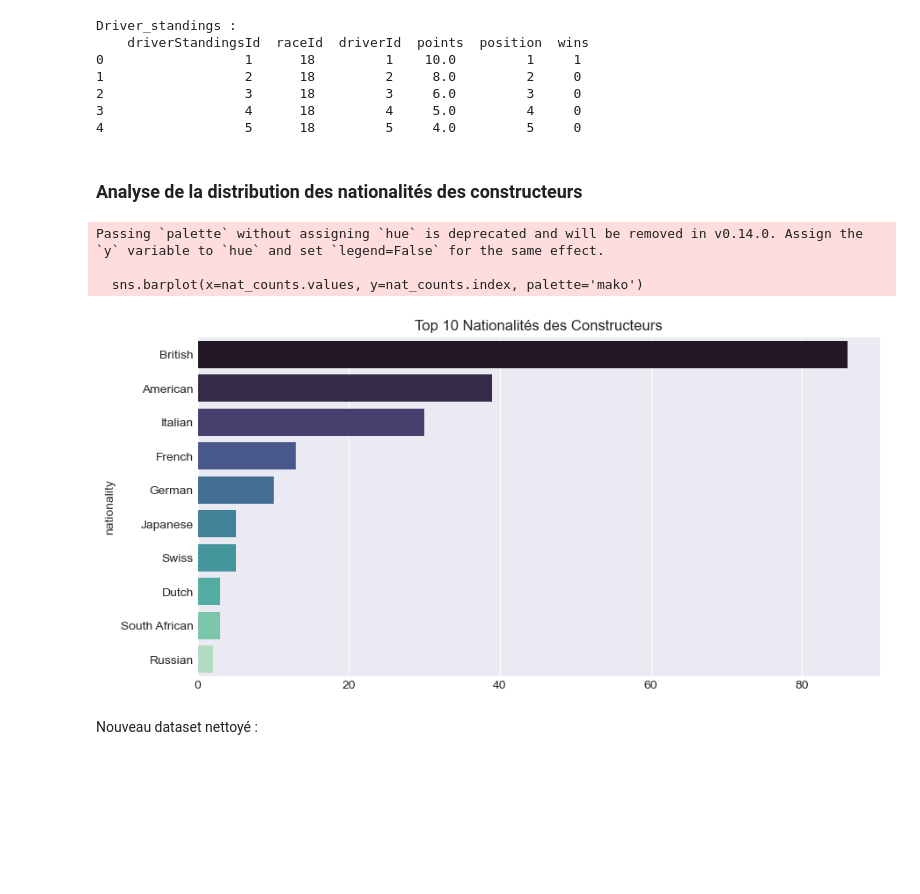
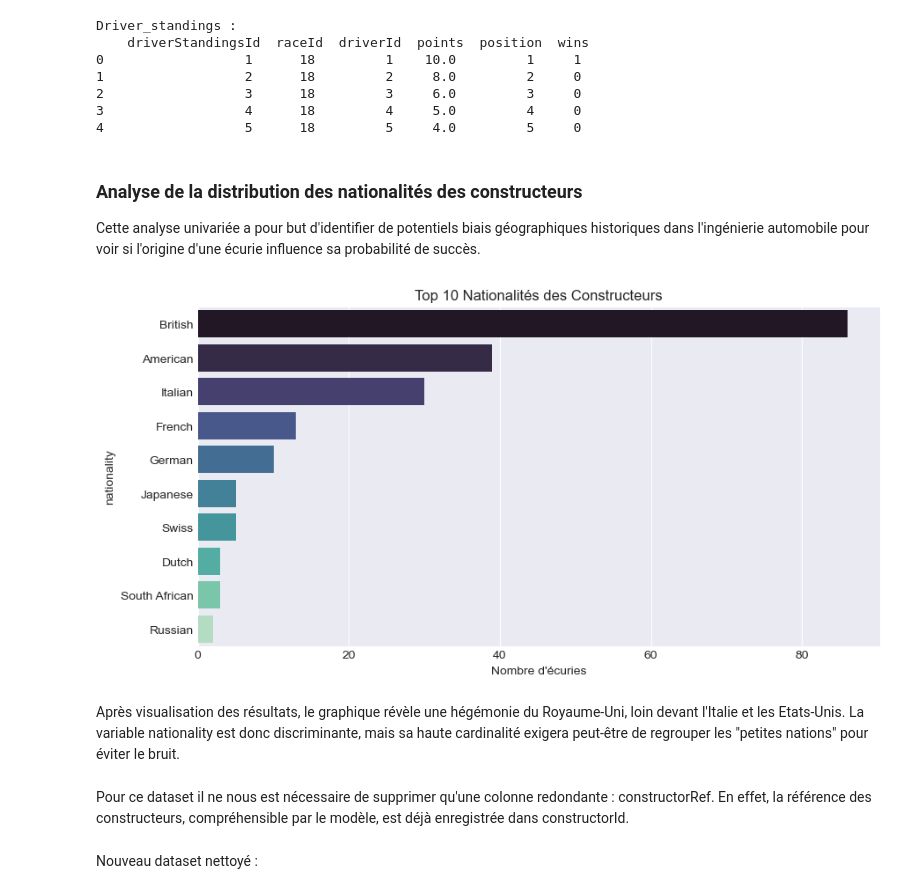
Before and after one commit to antoninnnnn/ProjetF1, a Jupyter notebook: EcurieGagnante.ipynb, the cells around one changed output. Drawn from its saved outputs; the diff is of its cells as text; code cells hidden in the pictures; blank space fills up the shorter version.

Commit message:
Modifs Analyses Univ

```diff
--- a/EcurieGagnante.ipynb
+++ b/EcurieGagnante.ipynb
@@ -439,14 +439,27 @@ Driver_standings :
 4                  5      18         5     4.0         5     0
 # %% [markdown]
 ### Analyse de la distribution des nationalités des constructeurs
+
+Cette analyse univariée a pour but d'identifier de potentiels biais géographiques historiques dans l'ingénierie automobile pour voir si l'origine d'une écurie influence sa probabilité de succès.
 # %%
 plt.figure(figsize=(10, 5))
 nat_counts = constructors['nationality'].value_counts().head(10)
-sns.barplot(x=nat_counts.values, y=nat_counts.index, palette='mako')
+
+sns.barplot(
+    x=nat_counts.values,
+    y=nat_counts.index,
+    hue=nat_counts.index,
+    legend=False,
+    palette='mako'
+)
+
 plt.title("Top 10 Nationalités des Constructeurs")
+plt.xlabel("Nombre d'écuries")
 plt.show()
 # %% [output]
-Passing `palette` without assigning `hue` is deprecated and will be removed in v0.14.0. Assign the `y` variable to `hue` and set `legend=False` for the same effect.
-
-  sns.barplot(x=nat_counts.values, y=nat_counts.index, palette='mako')
-[figure, old version]
+[figure, new version]
+# %% [markdown]
+Après visualisation des résultats, le graphique révèle une hégémonie du Royaume-Uni, loin devant l'Italie et les Etats-Unis. La variable nationality est donc discriminante, mais sa haute cardinalité exigera peut-être de regrouper les "petites nations" pour éviter le bruit.
+# %% [markdown]
+Pour ce dataset il ne nous est nécessaire de supprimer qu'une colonne redondante : constructorRef.
+En effet, la référence des constructeurs, compréhensible par le modèle, est déjà enregistrée dans constructorId.
```
Also changed, not shown: parts of 30 cells of this notebook.
